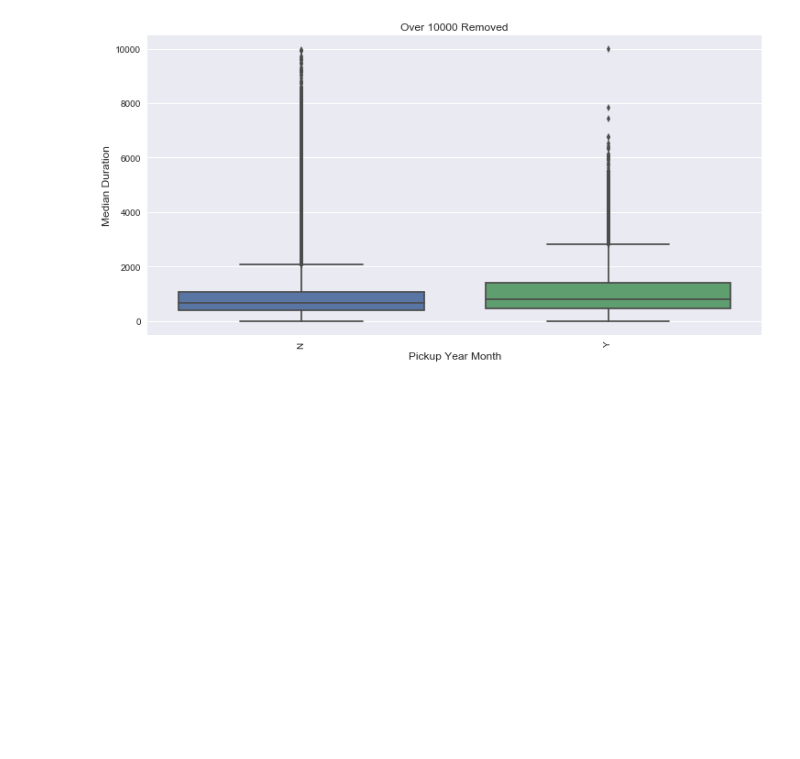
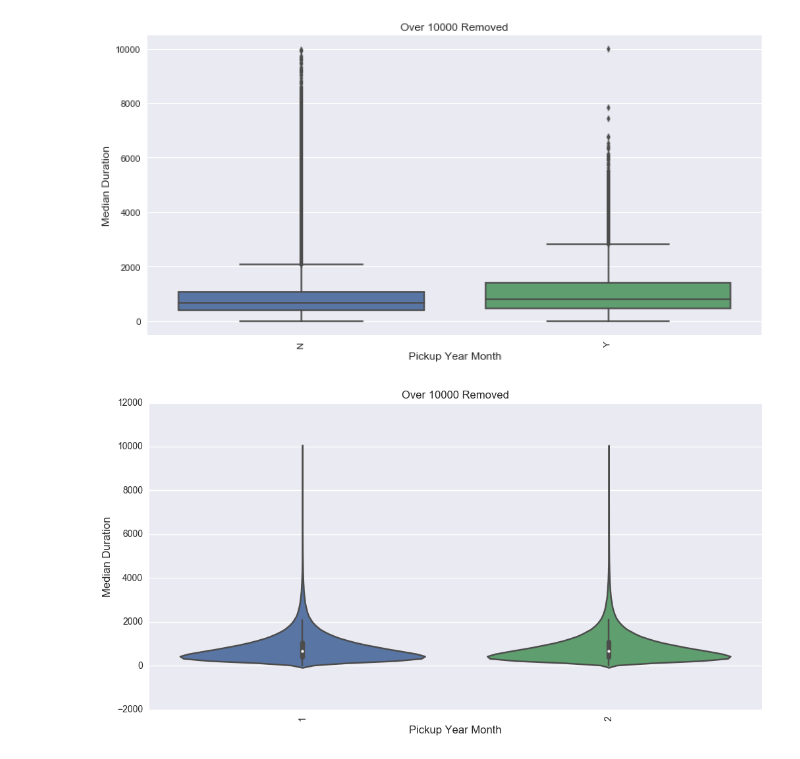
Before and after one commit to kqdmqx/kaggle-New-York-City-Taxi-Trip-Duration, a Jupyter notebook: ipython/First-Eye-Eda.ipynb, the cells around one changed output. Cells and saved outputs as stored; diff of their text form; code cells hidden in the pictures; blank space fills up the shorter version.

```diff
--- a/ipython/First-Eye-Eda.ipynb
+++ b/ipython/First-Eye-Eda.ipynb
@@ -94,3 +94,13 @@ plt.xticks(rotation='vertical')
 plt.show()
 # %% [output]
 [figure]
+# %%
+plt.figure(figsize=(12,6))
+plt.title('Over 10000 Removed')
+sns.violinplot(x="vendor_id", y="trip_duration", data=train.loc[train.trip_duration < 10000])
+plt.ylabel('Median Duration', fontsize=12)
+plt.xlabel('Pickup Year Month', fontsize=12)
+plt.xticks(rotation='vertical')
+plt.show()
+# %% [output]
+[figure, added]
```
Also changed, not shown: 2 other files.
